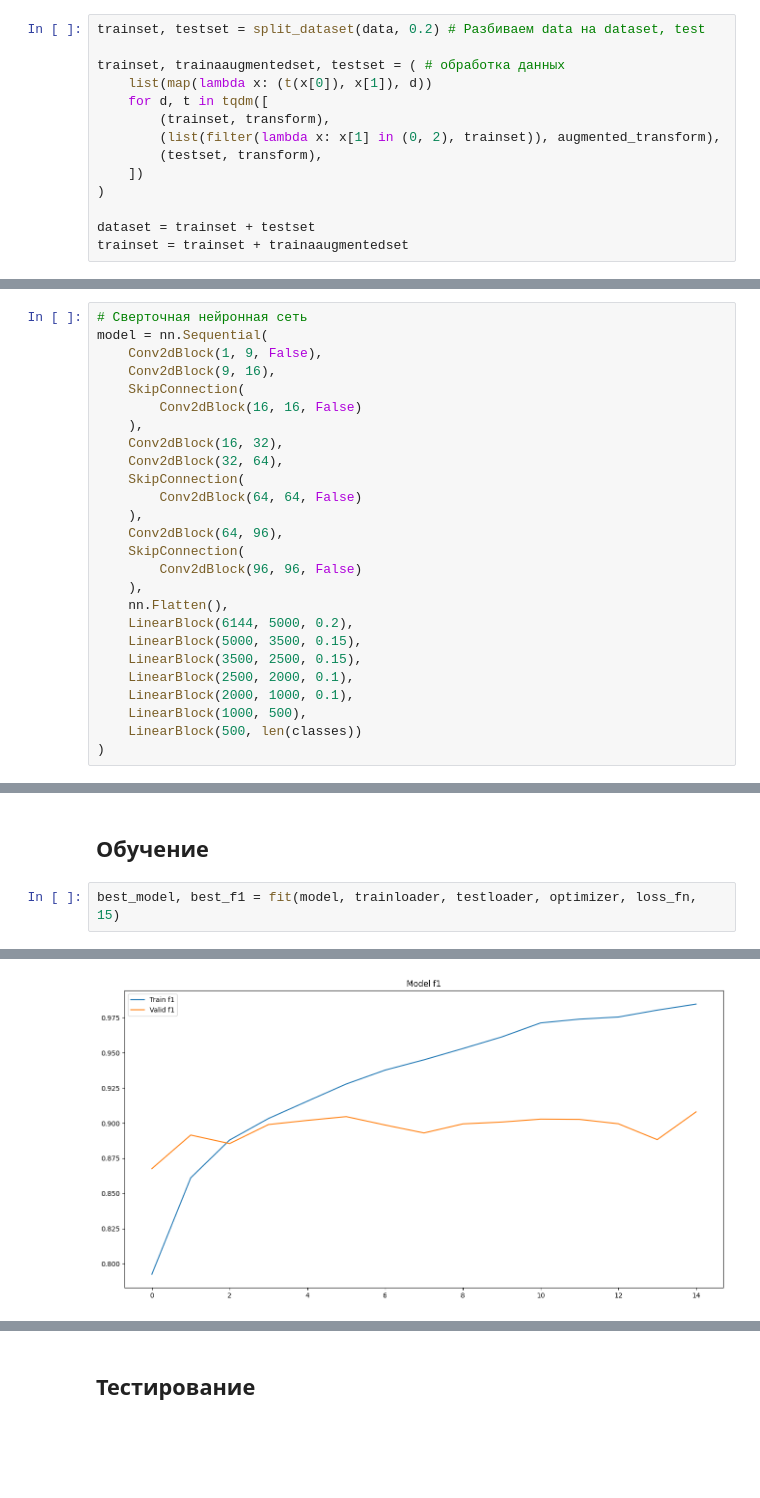
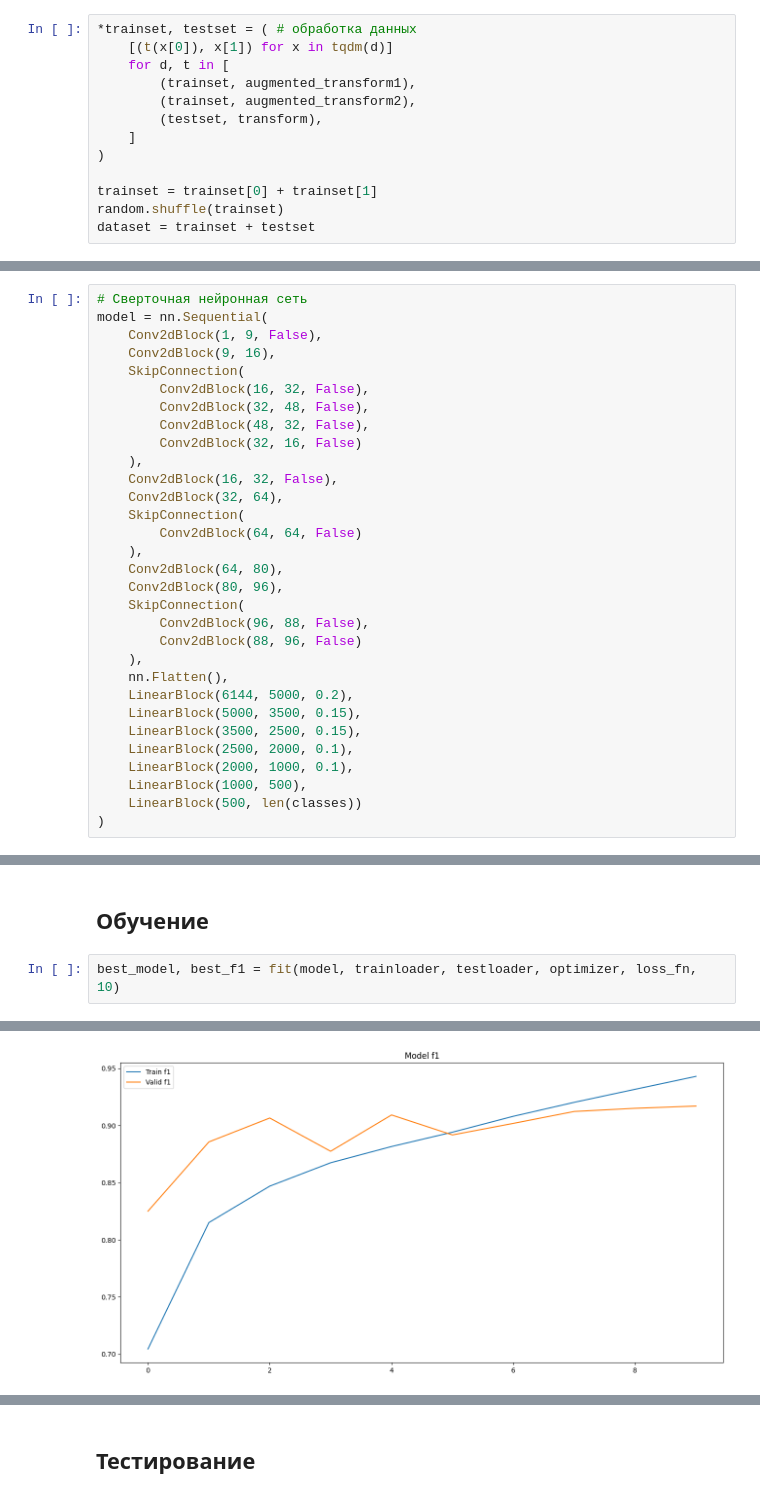
Before and after one commit to Sefixnep/Yandex_Licey_COVID, a Jupyter notebook: solution.ipynb, the cells around one changed output, grey strips where cells are left out. Cells and saved outputs as stored; diff of their text form; blank space fills up the shorter version.

Commit message:
Adam, CrossEntropyLoss Score: 0.91498
improved visualization
removed few functions
added few augmentations

```diff
--- a/solution.ipynb
+++ b/solution.ipynb
@@ -337,17 +268,16 @@ for i, image_name in enumerate(tqdm(sorted(os.listdir(path), key=lambda x: int(x
 # %%
-trainset, testset = split_dataset(data, 0.2) # Разбиваем data на dataset, test
-
-trainset, trainaaugmentedset, testset = ( # обработка данных
-    list(map(lambda x: (t(x[0]), x[1]), d))
-    for d, t in tqdm([
-        (trainset, transform),
-        (list(filter(lambda x: x[1] in (0, 2), trainset)), augmented_transform),
+*trainset, testset = ( # обработка данных
+    [(t(x[0]), x[1]) for x in tqdm(d)]
+    for d, t in [
+        (trainset, augmented_transform1),
+        (trainset, augmented_transform2),
         (testset, transform),
-    ])
+    ]
 )
 
+trainset = trainset[0] + trainset[1]
+random.shuffle(trainset)
 dataset = trainset + testset
-trainset = trainset + trainaaugmentedset
 # %% [markdown]
 ### Создание DataLoader
 # %%
@@ -372,16 +336,21 @@ model = nn.Sequential(
     Conv2dBlock(1, 9, False),
     Conv2dBlock(9, 16),
     SkipConnection(
-        Conv2dBlock(16, 16, False)
+        Conv2dBlock(16, 32, False),
+        Conv2dBlock(32, 48, False),
+        Conv2dBlock(48, 32, False),
+        Conv2dBlock(32, 16, False)
     ),
-    Conv2dBlock(16, 32),
+    Conv2dBlock(16, 32, False),
     Conv2dBlock(32, 64),
     SkipConnection(
         Conv2dBlock(64, 64, False)
     ),
-    Conv2dBlock(64, 96),
+    Conv2dBlock(64, 80),
+    Conv2dBlock(80, 96),
     SkipConnection(
-        Conv2dBlock(96, 96, False)
+        Conv2dBlock(96, 88, False),
+        Conv2dBlock(88, 96, False)
     ),
     nn.Flatten(),
     LinearBlock(6144, 5000, 0.2),
@@ -423,5 +392,5 @@ loss_fn = nn.CrossEntropyLoss()
 # %% [markdown]
 ## Обучение
 # %%
-best_model, best_f1 = fit(model, trainloader, testloader, optimizer, loss_fn, 15)
+best_model, best_f1 = fit(model, trainloader, testloader, optimizer, loss_fn, 10)
 # %% [output]
@@ -431 +400 @@ F1: 0.9080
-[figure, old version]
+[figure, new version]
```
Also changed, not shown: parts of 20 cells of this notebook, 1 other file.
